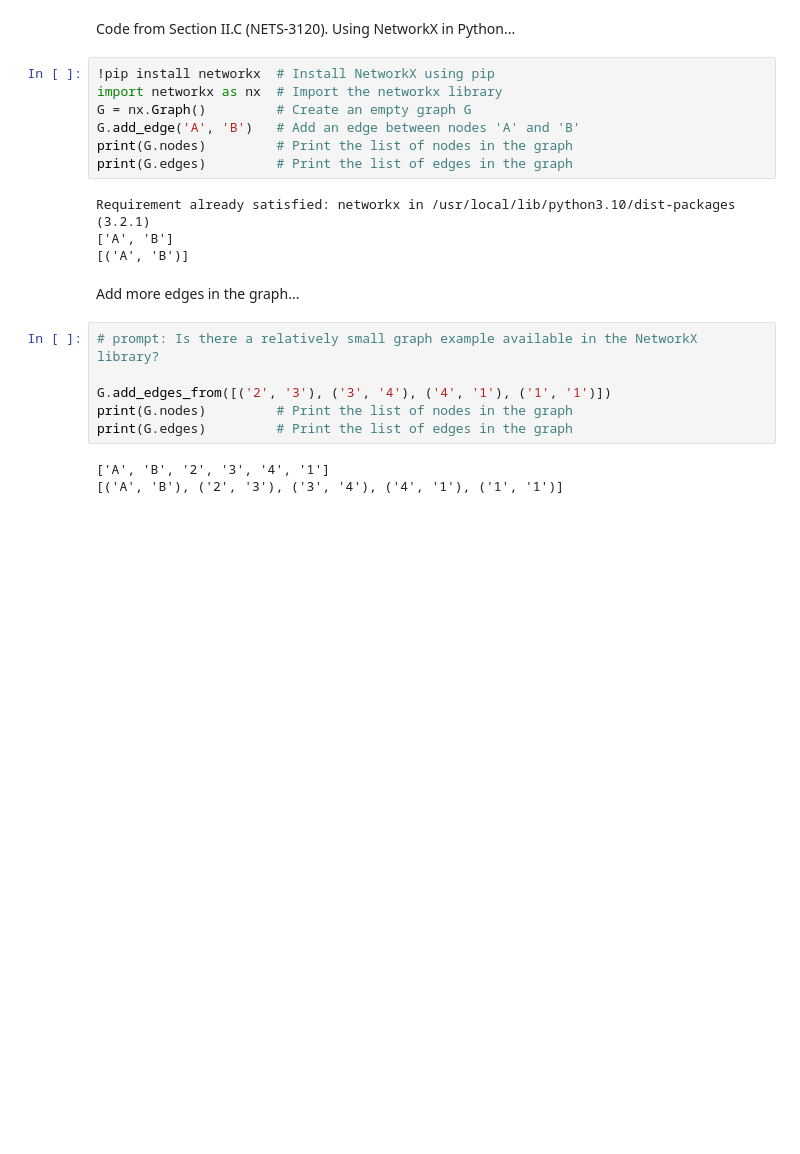
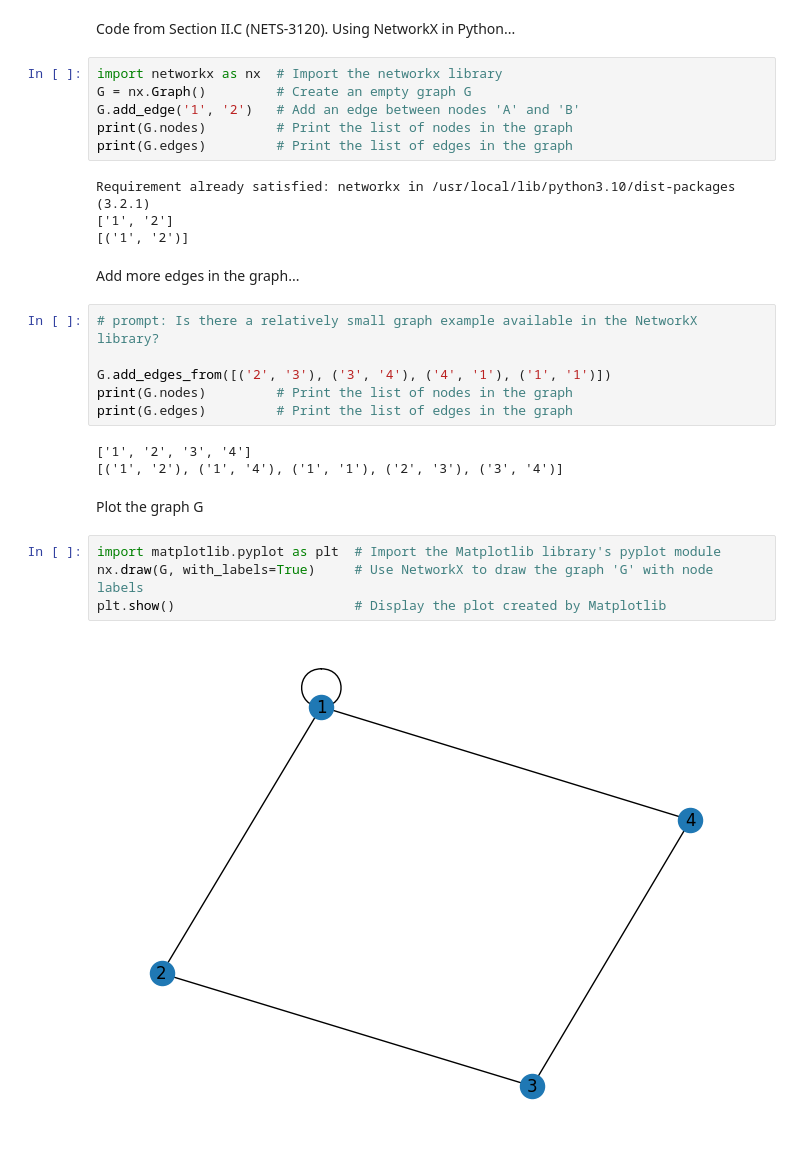
Before and after one commit to vmpreciado/NETS3120, a Jupyter notebook: Intro2NetworkX.ipynb, the cells around one changed output. Drawn from its saved outputs; the diff is of its cells as text; blank space fills up the shorter version.

```diff
--- a/Intro2NetworkX.ipynb
+++ b/Intro2NetworkX.ipynb
@@ -4,16 +8,15 @@
 Code from Section II.C (NETS-3120).
 Using NetworkX in Python...
 # %%
-!pip install networkx  # Install NetworkX using pip
 import networkx as nx  # Import the networkx library
 G = nx.Graph()         # Create an empty graph G
-G.add_edge('A', 'B')   # Add an edge between nodes 'A' and 'B'
+G.add_edge('1', '2')   # Add an edge between nodes 'A' and 'B'
 print(G.nodes)         # Print the list of nodes in the graph
 print(G.edges)         # Print the list of edges in the graph
 # %% [output]
 Requirement already satisfied: networkx in /usr/local/lib/python3.10/dist-packages (3.2.1)
-['A', 'B']
-[('A', 'B')]
+['1', '2']
+[('1', '2')]
 # %% [markdown]
 Add more edges in the graph...
 # %%
@@ -23,5 +26,13 @@ G.add_edges_from([('2', '3'), ('3', '4'), ('4', '1'), ('1', '1')])
 print(G.nodes)         # Print the list of nodes in the graph
 print(G.edges)         # Print the list of edges in the graph
 # %% [output]
-['A', 'B', '2', '3', '4', '1']
-[('A', 'B'), ('2', '3'), ('3', '4'), ('4', '1'), ('1', '1')]
+['1', '2', '3', '4']
+[('1', '2'), ('1', '4'), ('1', '1'), ('2', '3'), ('3', '4')]
+# %% [markdown]
+Plot the graph G
+# %%
+import matplotlib.pyplot as plt  # Import the Matplotlib library's pyplot module
+nx.draw(G, with_labels=True)     # Use NetworkX to draw the graph 'G' with node labels
+plt.show()                       # Display the plot created by Matplotlib
+# %% [output]
+[figure, added]
```
Also changed, not shown: parts of 20 cells of this notebook.
